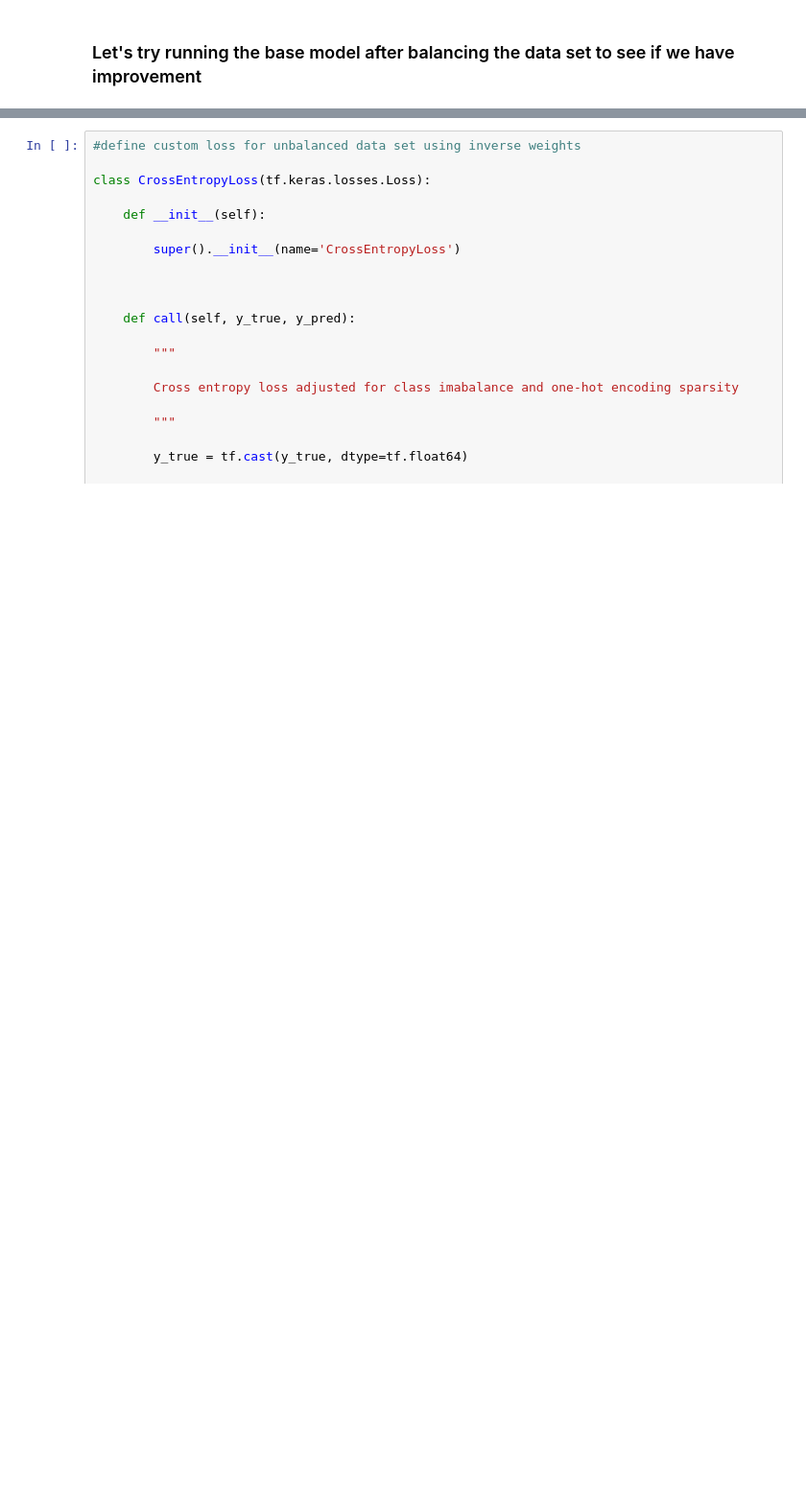
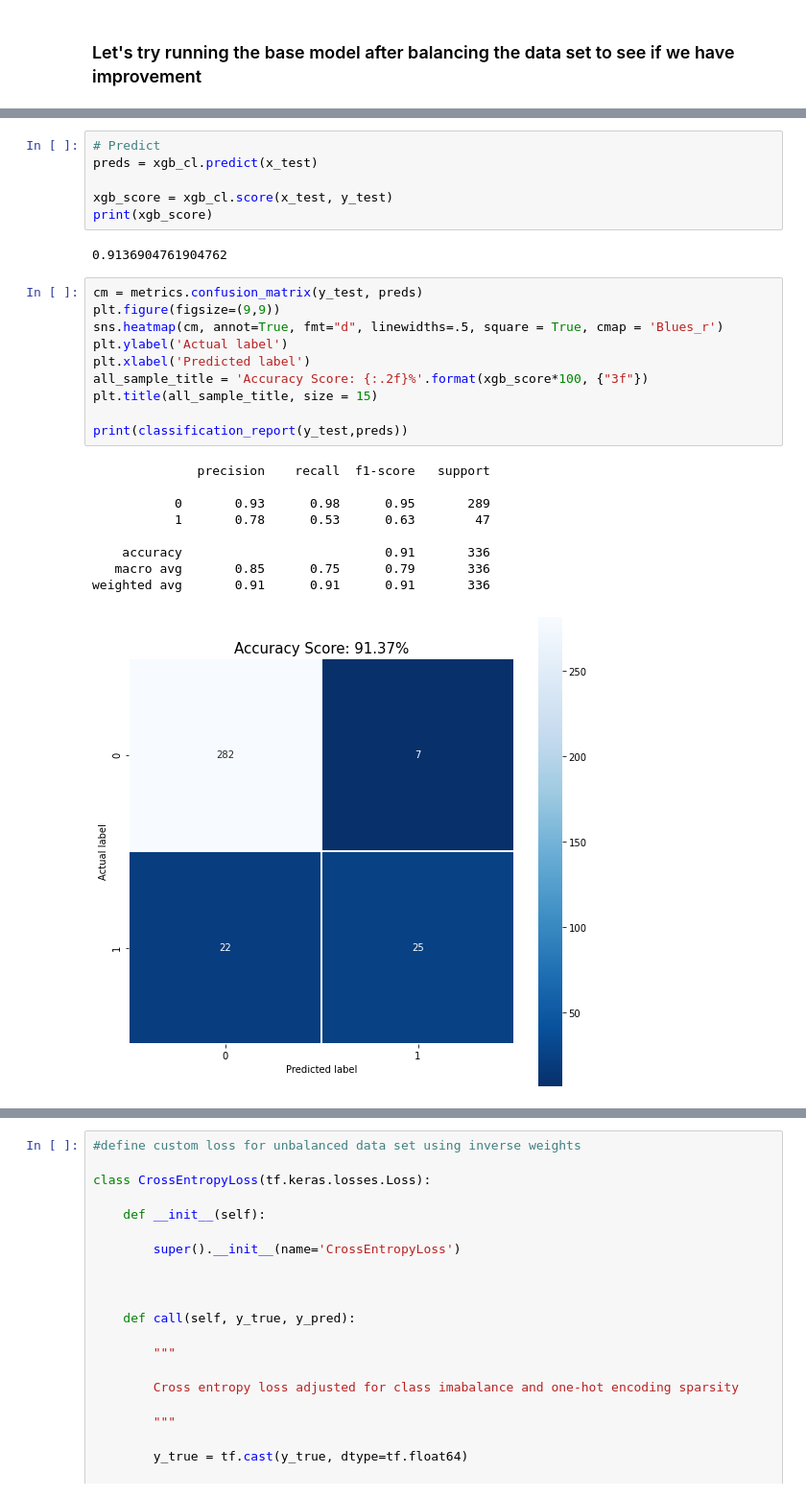
Before and after one commit to markmlowe/capstone, a Jupyter notebook: notebooks/01_mml_initial_data_exploration.ipynb, the cells around one changed output, grey strips where cells are left out. Shown at 96% size. Cells and saved outputs as stored; diff of their text form; blank space fills up the shorter version.

```diff
--- a/notebooks/01_mml_initial_data_exploration.ipynb
+++ b/notebooks/01_mml_initial_data_exploration.ipynb
@@ -317,0 +347,28 @@ weighted avg       0.83      0.71      0.75       336
+# %%
+# Predict
+preds = xgb_cl.predict(x_test)
+
+xgb_score = xgb_cl.score(x_test, y_test)
+print(xgb_score)
+# %% [output]
+0.9136904761904762
+# %%
+cm = metrics.confusion_matrix(y_test, preds)
+plt.figure(figsize=(9,9))
+sns.heatmap(cm, annot=True, fmt="d", linewidths=.5, square = True, cmap = 'Blues_r')
+plt.ylabel('Actual label')
+plt.xlabel('Predicted label')
+all_sample_title = 'Accuracy Score: {:.2f}%'.format(xgb_score*100, {"3f"})
+plt.title(all_sample_title, size = 15)
+
+print(classification_report(y_test,preds))
+# %% [output]
+              precision    recall  f1-score   support
+
+           0       0.93      0.98      0.95       289
+           1       0.78      0.53      0.63        47
+
+    accuracy                           0.91       336
+   macro avg       0.85      0.75      0.79       336
+weighted avg       0.91      0.91      0.91       336
+[figure, added]
```
Also changed, not shown: parts of 24 cells of this notebook, 5 other files.
